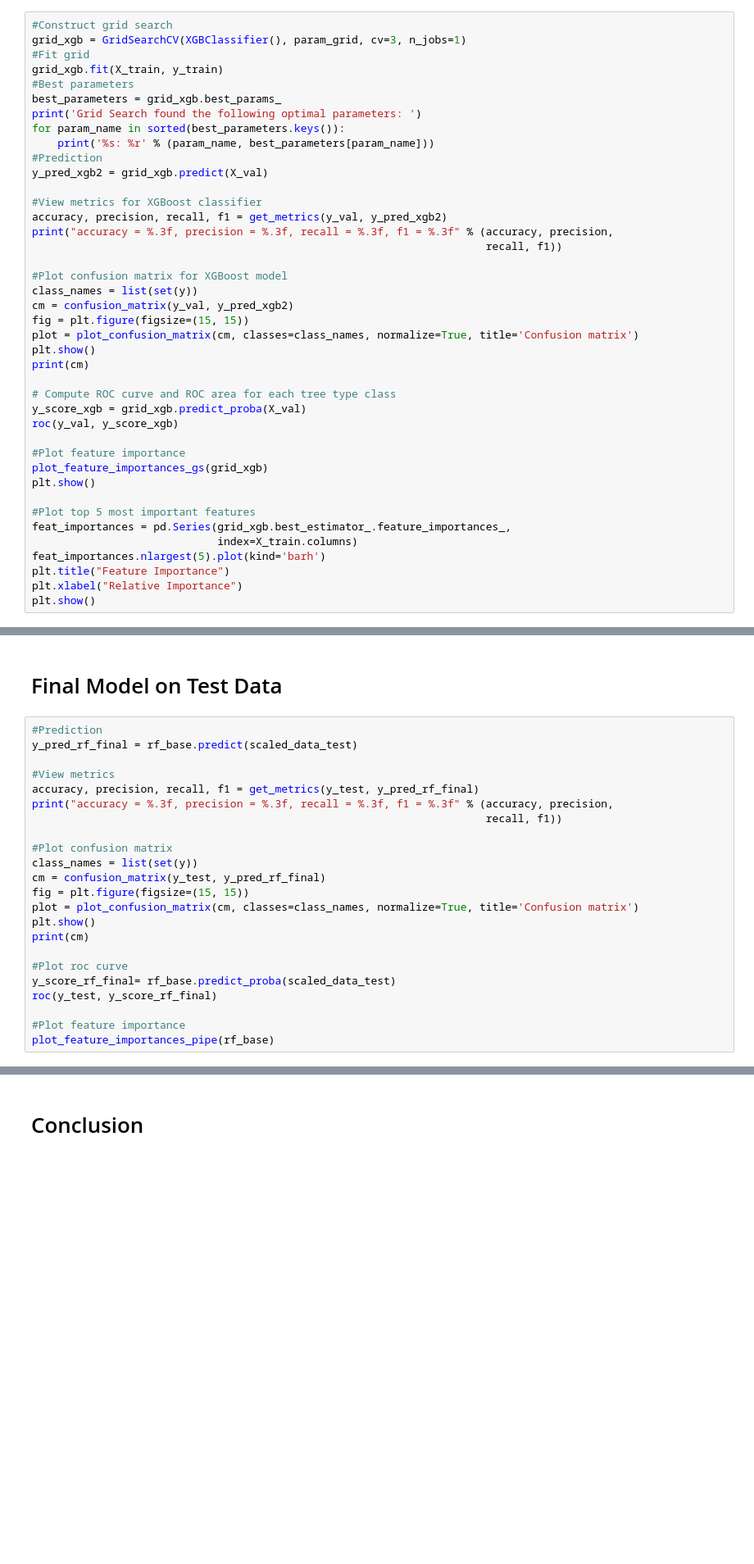
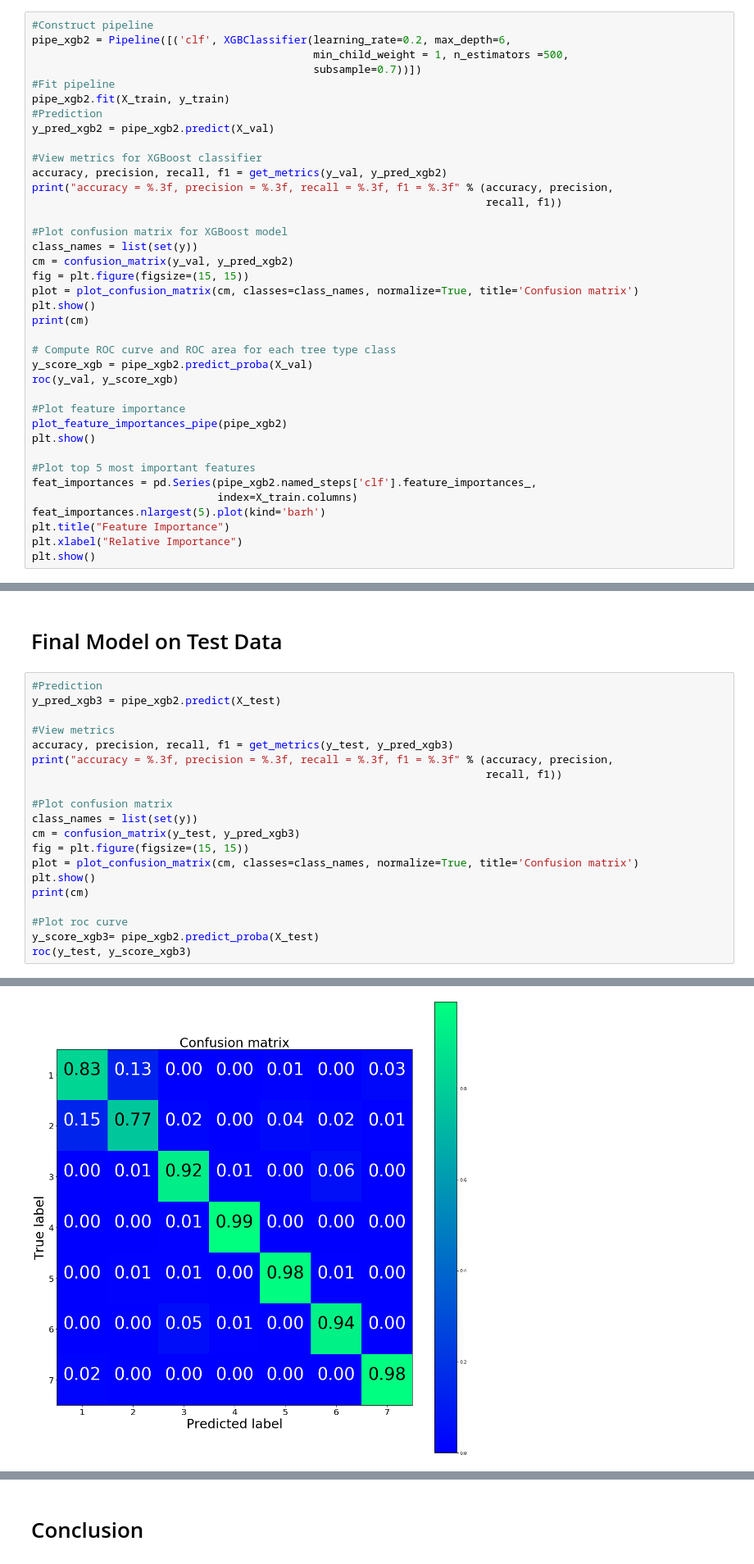
Before and after one commit to laurenliz22/Module_5_Project, a Jupyter notebook: Forest_Cover_v2.ipynb, the cells around one changed output, grey strips where cells are left out. Shown at 82% size. Saved outputs shown, nothing was run; the diff lists cells and outputs as text; blank space fills up the shorter version.

```diff
--- a/Forest_Cover_v2.ipynb
+++ b/Forest_Cover_v2.ipynb
@@ -823,15 +865,12 @@ param_grid = {
 # %%
-#Construct grid search
-grid_xgb = GridSearchCV(XGBClassifier(), param_grid, cv=3, n_jobs=1)
-#Fit grid
-grid_xgb.fit(X_train, y_train)
-#Best parameters
-best_parameters = grid_xgb.best_params_
-print('Grid Search found the following optimal parameters: ')
-for param_name in sorted(best_parameters.keys()):
-    print('%s: %r' % (param_name, best_parameters[param_name]))
+#Construct pipeline
+pipe_xgb2 = Pipeline([('clf', XGBClassifier(learning_rate=0.2, max_depth=6,
+                                            min_child_weight = 1, n_estimators =500,
+                                            subsample=0.7))])
+#Fit pipeline
+pipe_xgb2.fit(X_train, y_train)
 #Prediction
-y_pred_xgb2 = grid_xgb.predict(X_val)
+y_pred_xgb2 = pipe_xgb2.predict(X_val)
 
 #View metrics for XGBoost classifier
 accuracy, precision, recall, f1 = get_metrics(y_val, y_pred_xgb2)
@@ -847,15 +886,15 @@ plt.show()
 print(cm)
 
 # Compute ROC curve and ROC area for each tree type class
-y_score_xgb = grid_xgb.predict_proba(X_val)
+y_score_xgb = pipe_xgb2.predict_proba(X_val)
 roc(y_val, y_score_xgb)
 
 #Plot feature importance
-plot_feature_importances_gs(grid_xgb)
+plot_feature_importances_pipe(pipe_xgb2)
 plt.show()
 
 #Plot top 5 most important features
-feat_importances = pd.Series(grid_xgb.best_estimator_.feature_importances_,
+feat_importances = pd.Series(pipe_xgb2.named_steps['clf'].feature_importances_,
                              index=X_train.columns)
 feat_importances.nlargest(5).plot(kind='barh')
 plt.title("Feature Importance")
@@ -999,24 +1024,22 @@ Grid Search found the following optimal parameters:
 # Final Model on Test Data
 # %%
 #Prediction
-y_pred_rf_final = rf_base.predict(scaled_data_test)
+y_pred_xgb3 = pipe_xgb2.predict(X_test)
 
 #View metrics
-accuracy, precision, recall, f1 = get_metrics(y_test, y_pred_rf_final)
+accuracy, precision, recall, f1 = get_metrics(y_test, y_pred_xgb3)
 print("accuracy = %.3f, precision = %.3f, recall = %.3f, f1 = %.3f" % (accuracy, precision,
                                                                        recall, f1))
 
 #Plot confusion matrix
 class_names = list(set(y))
-cm = confusion_matrix(y_test, y_pred_rf_final)
+cm = confusion_matrix(y_test, y_pred_xgb3)
 fig = plt.figure(figsize=(15, 15))
 plot = plot_confusion_matrix(cm, classes=class_names, normalize=True, title='Confusion matrix')
 plt.show()
 print(cm)
 
 #Plot roc curve
-y_score_rf_final= rf_base.predict_proba(scaled_data_test)
-roc(y_test, y_score_rf_final)
-
-#Plot feature importance
-plot_feature_importances_pipe(rf_base)
+y_score_xgb3= pipe_xgb2.predict_proba(X_test)
+roc(y_test, y_score_xgb3)
+# %% [output]
@@ -1022,0 +1047 @@ plot_feature_importances_pipe(rf_base)
+[figure, added]
```
Also changed, not shown: parts of 13 cells of this notebook.
